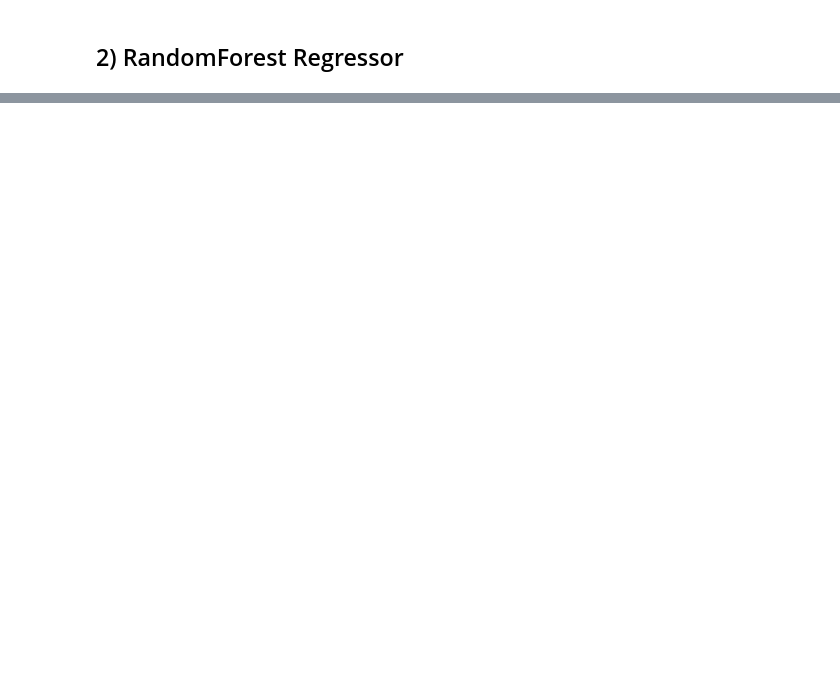
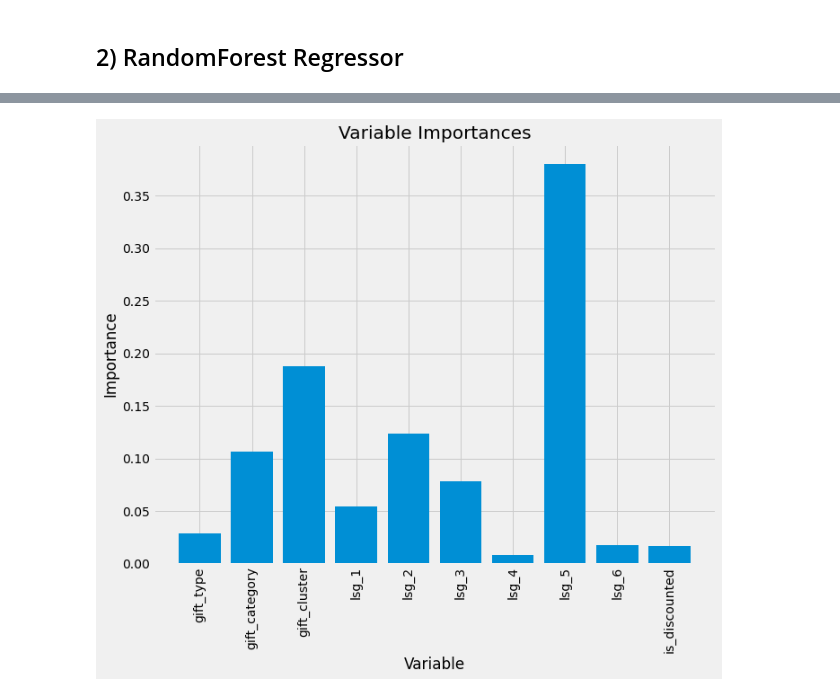
Before and after one commit to MaksonViini/Data-Science-Projects, a Jupyter notebook: Project-Christmas-Gift/christmas_gift.ipynb, the cells around one changed output, grey strips where cells are left out. Drawn from its saved outputs; the diff is of its cells as text; code cells hidden in the pictures; blank space fills up the shorter version.

```diff
--- a/Project-Christmas-Gift/christmas_gift.ipynb
+++ b/Project-Christmas-Gift/christmas_gift.ipynb
@@ -198,2 +199,7 @@ dtype: object
+# %%
+feature_list = list(X.columns)
+# %%
+scaler = StandardScaler()
+X = scaler.fit_transform(X)
 # %%
 X_train, X_test, y_train, y_test = train_test_split(X, y, test_size=0.25, random_state=42)
@@ -216,3 +228,3 @@ from sklearn.ensemble import RandomForestRegressor
 # %%
-rfg = RandomForestRegressor().fit(X_train, y_train)
+rf = RandomForestRegressor(random_state=42).fit(X_train, y_train)
 # %%
@@ -245,0 +251,2 @@ from sklearn.tree import DecisionTreeClassifier
+# %%
+importances = list(rf.feature_importances_)
@@ -245,0 +270,13 @@ from sklearn.tree import DecisionTreeClassifier
+# %%
+x_values = list(range(len(importances)))
+plt.figure(figsize=(10, 8))
+plt.style.use('fivethirtyeight')
+plt.bar(x_values, importances)
+plt.xticks(x_values, feature_list, rotation='vertical')
+# Axis labels and title
+plt.ylabel('Importance')
+plt.xlabel('Variable')
+plt.title('Variable Importances')
+plt.show()
+# %% [output]
+[figure, added]
```
Also changed, not shown: parts of 27 cells of this notebook, 1 other file.
